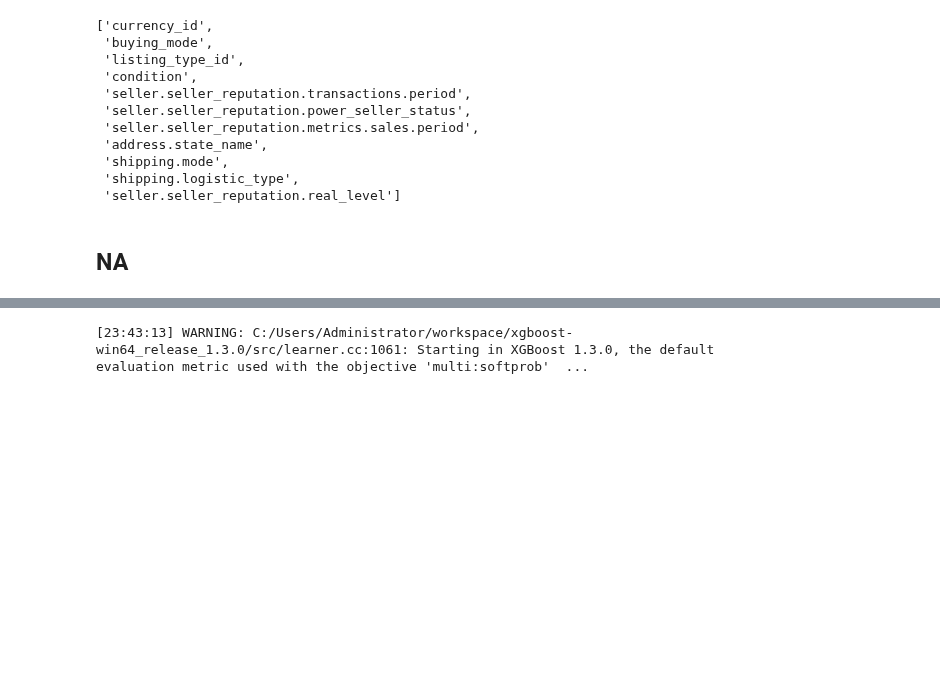
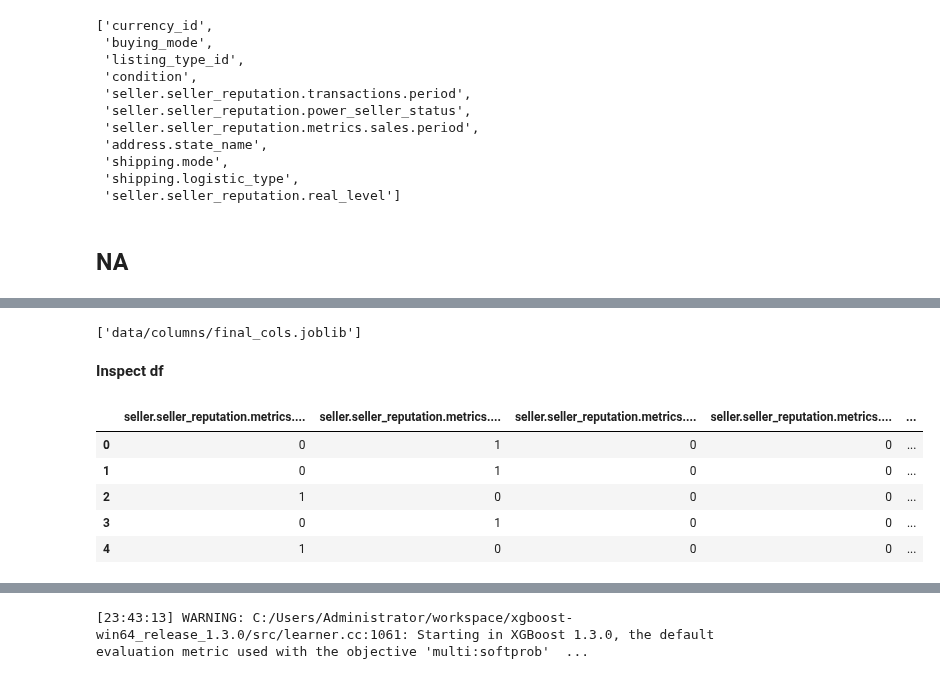
Before and after one commit to onofricamila/DSChallengeMELI, a Jupyter notebook: (2) Modelo/(2) Training.ipynb, the cells around one changed output, grey strips where cells are left out. Drawn from its saved outputs; the diff is of its cells as text; code cells hidden in the pictures; blank space fills up the shorter version.

Commit message:
se checkearon los transformers en training

```diff
--- a/(2) Modelo/(2) Training.ipynb
+++ b/(2) Modelo/(2) Training.ipynb
@@ -413,7 +431,7 @@ Pipeline(steps=[('seleccionFeatsIni',
 numeric_transformer_w_scaler = Pipeline(steps=[
     ('extractor',ColumnSelector(numeric_features)),
     ('imputer',FillNaDict(col_fill_dict= fillNA['num'])),
-    ('binarizer',MinMaxScalerQ(X_train, columns=numeric_features, q_min = 0, q_max = 0.75))
+    ('scaler',DFStandardScaler())
     ])
 
 # DFFeatureUnion
@@ -446,0 +467,2 @@ Pipeline(steps=[('seleccionFeatsIni',
+# %%
+X = X.reset_index(drop=True)
@@ -446,0 +471,6 @@ Pipeline(steps=[('seleccionFeatsIni',
+# %%
+y_copy = y.copy()
+X_copy = X.copy()
+# %%
+X_copy = pipeline.fit_transform(X_copy)
+X_copy.reset_index(drop=True, inplace= True)
@@ -446,0 +505,16 @@ Pipeline(steps=[('seleccionFeatsIni',
+# %%
+path_columns = columns_path + 'final_cols.joblib'
+joblib.dump(columns_names, path_columns)
+# %% [output]
+['data/columns/final_cols.joblib']
+# %% [markdown]
+**Inspect df**
+# %%
+X_copy.head()
+# %% [output]
+|  | seller.seller_reputation.metrics.... | seller.seller_reputation.metrics.... | seller.seller_reputation.metrics.... | seller.seller_reputation.metrics.... | ... |
+| 0 | 0 | 1 | 0 | 0 | ... |
+| 1 | 0 | 1 | 0 | 0 | ... |
+| 2 | 1 | 0 | 0 | 0 | ... |
+| 3 | 0 | 1 | 0 | 0 | ... |
+| 4 | 1 | 0 | 0 | 0 | ... |
```
Also changed, not shown: parts of 88 cells of this notebook, 3 other files.
